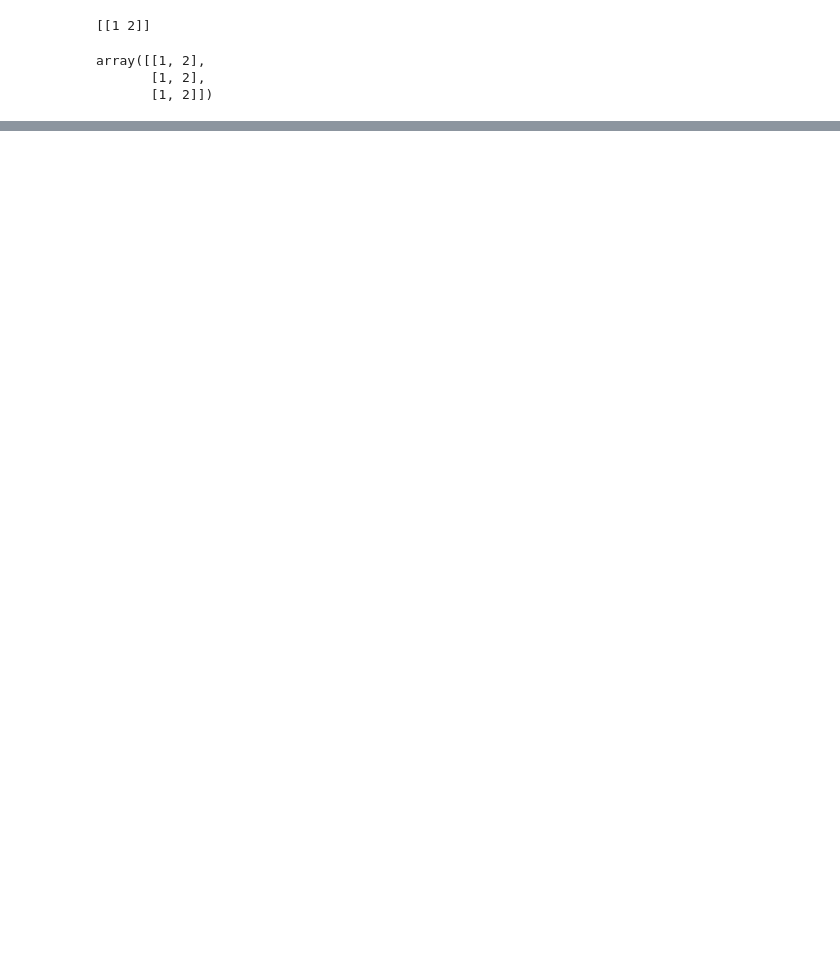
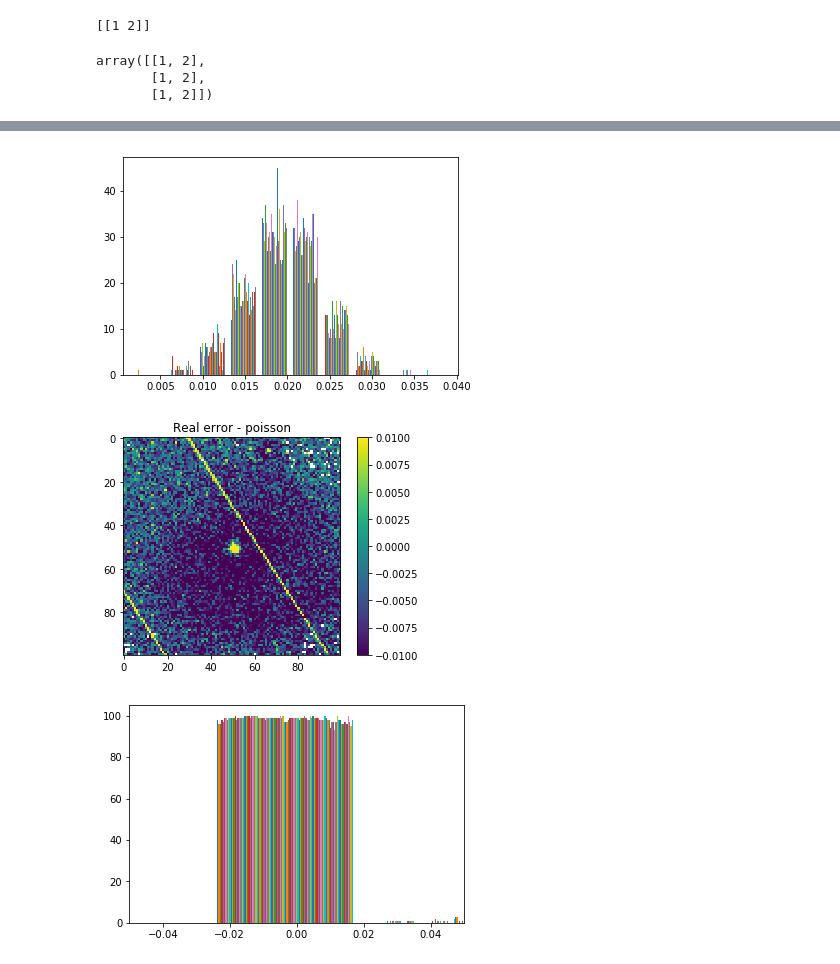
Before and after one commit to beckynevin/sdss_noise_imaging, a Jupyter notebook: SDSS_r_imaging.ipynb, the cells around one changed output, grey strips where cells are left out. Saved outputs shown, nothing was run; the diff lists cells and outputs as text; code cells hidden in the pictures; blank space fills up the shorter version.

```diff
--- a/SDSS_r_imaging.ipynb
+++ b/SDSS_r_imaging.ipynb
@@ -227,3 +234,22 @@ np.repeat(x, 3, axis=0)
 array([[1, 2],
        [1, 2],
        [1, 2]])
+# %%
+'''Comparing for a preimage image'''
+
+'''From:
+     https://svn.sdss.org/public/data/manga/mangapreim/tags/v2_1'''
+
+filenames=['preimage-1-635629.fits','preimage-1-180381.fits',
+           'preimage-1-180080.fits','preimage-1-177809.fits',
+           'preimage-1-379528.fits',
+    'preimage-1-208898.fits','preimage-1-247339.fits','preimage-1-31639.fits',
+           'preimage-1-32058.fits',
+            'preimage-1-542312.fits','preimage-1-92487.fits','preimage-1-93705.fits',
+           'preimage-1-177336.fits','preimage-1-177460.fits','preimage-1-177624.fits','preimage-1-177923.fits','preimage-1-634588.fits',
+            'preimage-1-177358.fits','preimage-1-177478.fits','preimage-1-177625.fits','preimage-1-178084.fits',
+            'preimage-1-177397.fits','preimage-1-177495.fits','preimage-1-177635.fits','preimage-1-211872.fits',
+            'preimage-1-177610.fits','preimage-1-177659.fits',
+           'preimage-1-338579.fits','preimage-1-43188.fits','preimage-1-561117.fits']
+
+print(len(filenames))
@@ -229,0 +478,26 @@ array([[1, 2],
+# %%
+poisson_error_new=np.sqrt(abs(img+preimage[4].header['RNOISE'])/np.mean(gains))
+#ivar - this is in units of counts so add back in the residual counts
+plt.clf()
+
+sky_resids_mine=np.random.normal(np.mean(means_all),np.mean(std_all),shape(img))
+plt.hist(sky_resids_mine)
+plt.show()
+
+poisson_plus = np.sqrt((img+np.mean(reads))/np.mean(gains))+sky_resids_mine
+
+
+fig=plt.figure()
+ax1=fig.add_subplot(1,1,1)
+im1=ax1.imshow(ivar_error-poisson_plus, vmin=-0.01, vmax=0.01)
+ax1.set_title('Real error - poisson')
+plt.colorbar(im1)
+plt.show()
+
+plt.hist(ivar_error-poisson_plus)
+plt.xlim([-0.05,0.05])
+plt.show()
+# %% [output]
+[figure, added]
+[figure, added]
+[figure, added]
```
Also changed, not shown: parts of 13 cells of this notebook.
